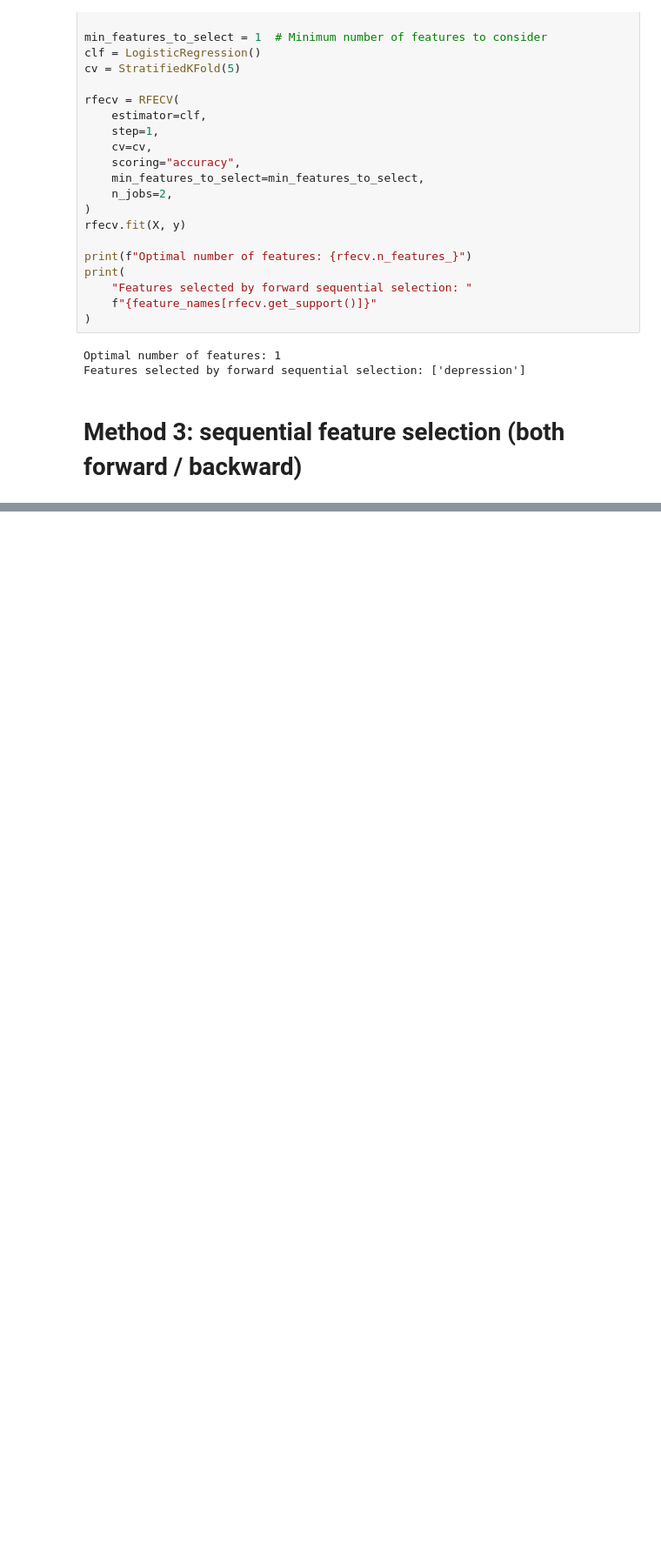
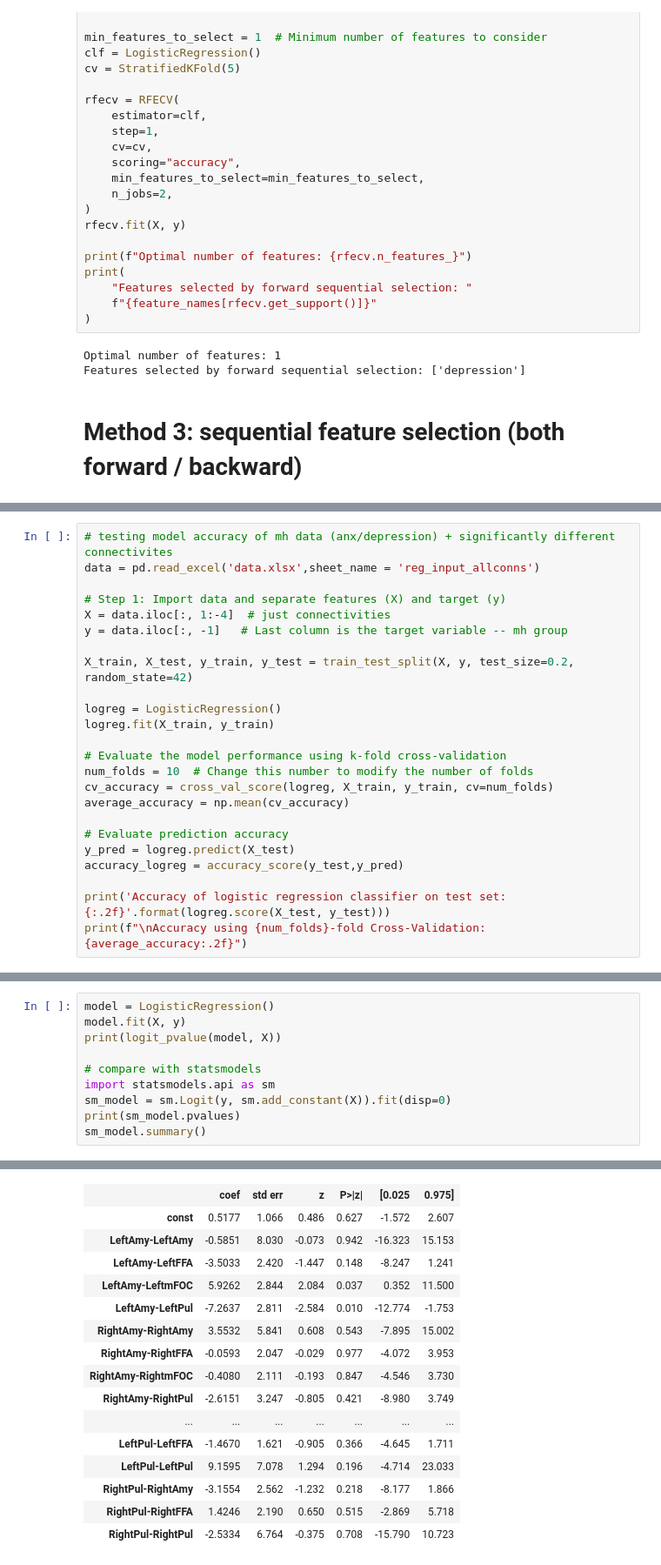
Before and after one commit to gillgrennan/DCM_BDD, a Jupyter notebook: log_regression_conn-8node.ipynb, the cells around one changed output, grey strips where cells are left out. Shown at 87% size. Saved outputs shown, nothing was run; the diff lists cells and outputs as text; blank space fills up the shorter version.

```diff
--- a/log_regression_conn-8node.ipynb
+++ b/log_regression_conn-8node.ipynb
@@ -326,0 +442,24 @@ Done in 8.667s
+# %%
+# testing model accuracy of mh data (anx/depression) + significantly different connectivites
+data = pd.read_excel('data.xlsx',sheet_name = 'reg_input_allconns')
+
+# Step 1: Import data and separate features (X) and target (y)
+X = data.iloc[:, 1:-4]  # just connectivities
+y = data.iloc[:, -1]   # Last column is the target variable -- mh group
+
+X_train, X_test, y_train, y_test = train_test_split(X, y, test_size=0.2, random_state=42)
+
+logreg = LogisticRegression()
+logreg.fit(X_train, y_train)
+
+# Evaluate the model performance using k-fold cross-validation
+num_folds = 10  # Change this number to modify the number of folds
+cv_accuracy = cross_val_score(logreg, X_train, y_train, cv=num_folds)
+average_accuracy = np.mean(cv_accuracy)
+
+# Evaluate prediction accuracy
+y_pred = logreg.predict(X_test)
+accuracy_logreg = accuracy_score(y_test,y_pred)
+
+print('Accuracy of logistic regression classifier on test set: {:.2f}'.format(logreg.score(X_test, y_test)))
+print(f"\nAccuracy using {num_folds}-fold Cross-Validation: {average_accuracy:.2f}")
@@ -326,0 +470,11 @@ Done in 8.667s
+# %%
+model = LogisticRegression()
+model.fit(X, y)
+print(logit_pvalue(model, X))
+
+# compare with statsmodels
+import statsmodels.api as sm
+sm_model = sm.Logit(y, sm.add_constant(X)).fit(disp=0)
+print(sm_model.pvalues)
+sm_model.summary()
+# %% [output]
@@ -326,0 +506,16 @@ Done in 8.667s
+|  | coef | std err | z | P>|z| | [0.025 | 0.975] |
+| const | 0.5177 | 1.066 | 0.486 | 0.627 | -1.572 | 2.607 |
+| LeftAmy-LeftAmy | -0.5851 | 8.030 | -0.073 | 0.942 | -16.323 | 15.153 |
+| LeftAmy-LeftFFA | -3.5033 | 2.420 | -1.447 | 0.148 | -8.247 | 1.241 |
+| LeftAmy-LeftmFOC | 5.9262 | 2.844 | 2.084 | 0.037 | 0.352 | 11.500 |
+| LeftAmy-LeftPul | -7.2637 | 2.811 | -2.584 | 0.010 | -12.774 | -1.753 |
+| RightAmy-RightAmy | 3.5532 | 5.841 | 0.608 | 0.543 | -7.895 | 15.002 |
+| RightAmy-RightFFA | -0.0593 | 2.047 | -0.029 | 0.977 | -4.072 | 3.953 |
+| RightAmy-RightmFOC | -0.4080 | 2.111 | -0.193 | 0.847 | -4.546 | 3.730 |
+| RightAmy-RightPul | -2.6151 | 3.247 | -0.805 | 0.421 | -8.980 | 3.749 |
+| ... | ... | ... | ... | ... | ... | ... |
+| LeftPul-LeftFFA | -1.4670 | 1.621 | -0.905 | 0.366 | -4.645 | 1.711 |
+| LeftPul-LeftPul | 9.1595 | 7.078 | 1.294 | 0.196 | -4.714 | 23.033 |
+| RightPul-RightAmy | -3.1554 | 2.562 | -1.232 | 0.218 | -8.177 | 1.866 |
+| RightPul-RightFFA | 1.4246 | 2.190 | 0.650 | 0.515 | -2.869 | 5.718 |
+| RightPul-RightPul | -2.5334 | 6.764 | -0.375 | 0.708 | -15.790 | 10.723 |
```
Also changed, not shown: parts of 17 cells of this notebook.
